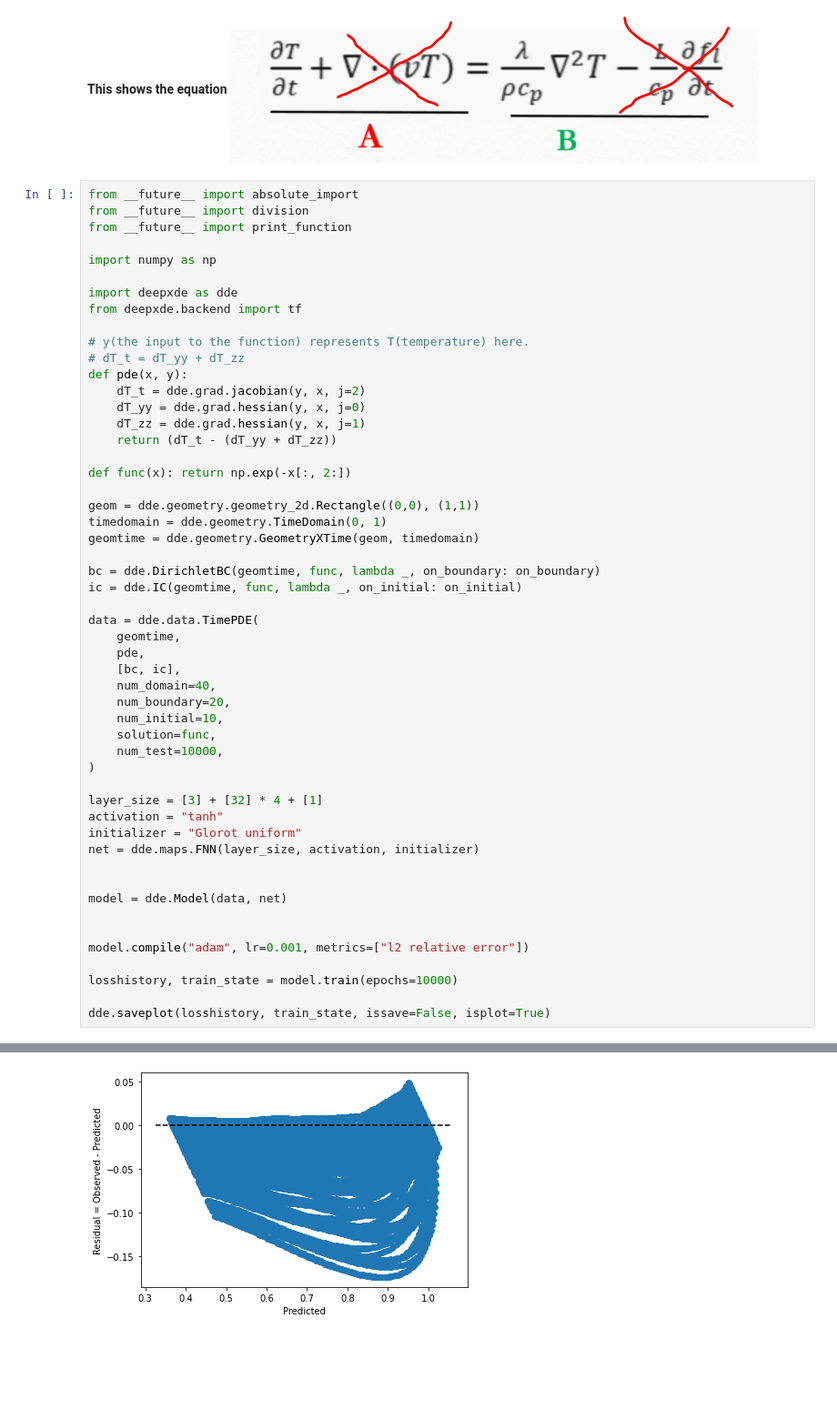
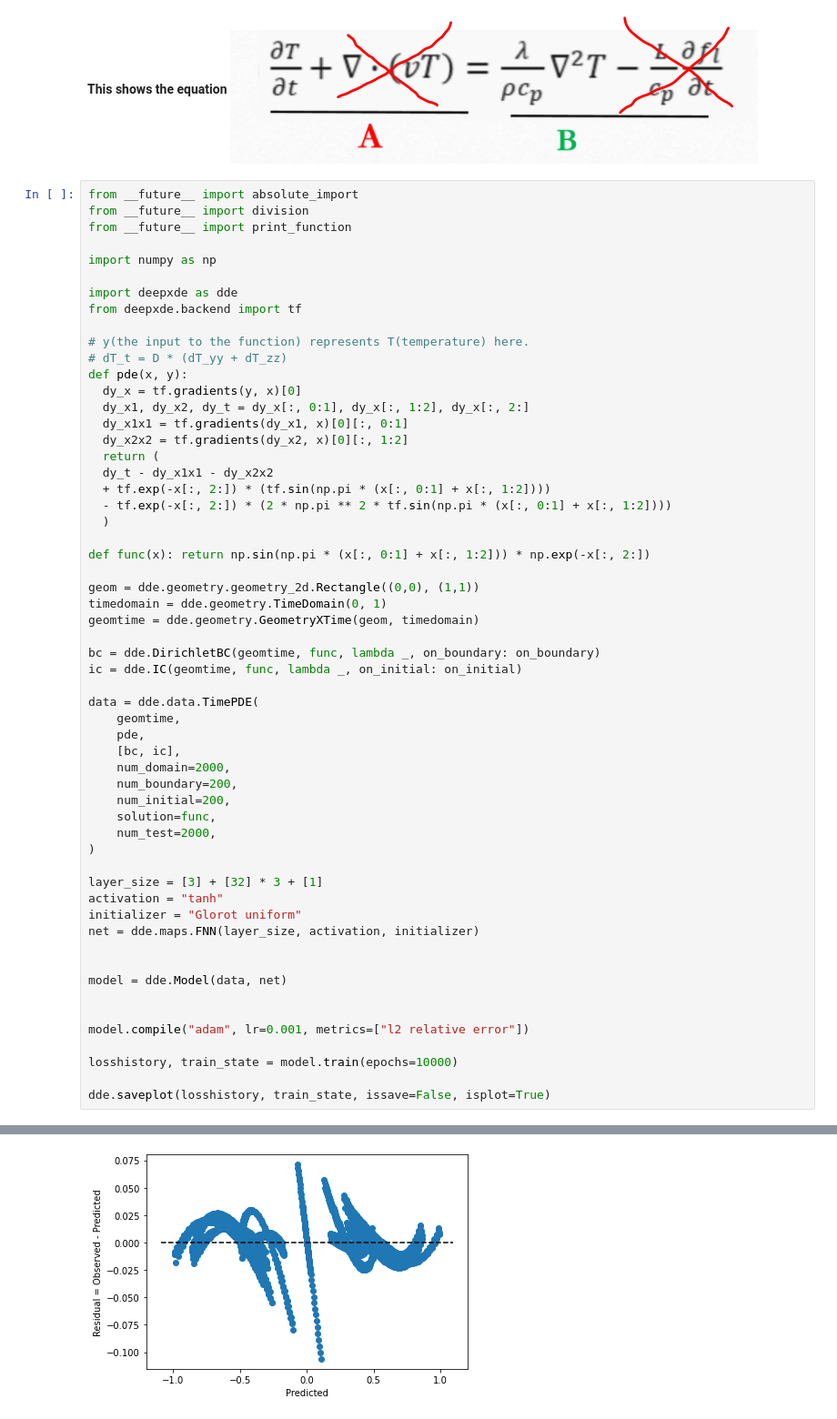
Before and after one commit to udemirezen/Physics-Informed-Deep-Learning, a Jupyter notebook: PINN/2D_heat_equation.ipynb, the cells around one changed output, grey strips where cells are left out. Shown at 91% size. Cells and saved outputs as stored; diff of their text form; blank space fills up the shorter version.

```diff
--- a/PINN/2D_heat_equation.ipynb
+++ b/PINN/2D_heat_equation.ipynb
@@ -42,14 +42,19 @@ import deepxde as dde
 from deepxde.backend import tf
 
 # y(the input to the function) represents T(temperature) here.
-# dT_t = dT_yy + dT_zz
+# dT_t = D * (dT_yy + dT_zz)
 def pde(x, y):
-    dT_t = dde.grad.jacobian(y, x, j=2)
-    dT_yy = dde.grad.hessian(y, x, j=0)
-    dT_zz = dde.grad.hessian(y, x, j=1)
-    return (dT_t - (dT_yy + dT_zz))
+  dy_x = tf.gradients(y, x)[0]
+  dy_x1, dy_x2, dy_t = dy_x[:, 0:1], dy_x[:, 1:2], dy_x[:, 2:]
+  dy_x1x1 = tf.gradients(dy_x1, x)[0][:, 0:1]
+  dy_x2x2 = tf.gradients(dy_x2, x)[0][:, 1:2]
+  return (
+  dy_t - dy_x1x1 - dy_x2x2
+  + tf.exp(-x[:, 2:]) * (tf.sin(np.pi * (x[:, 0:1] + x[:, 1:2])))
+  - tf.exp(-x[:, 2:]) * (2 * np.pi ** 2 * tf.sin(np.pi * (x[:, 0:1] + x[:, 1:2])))
+  )
 
-def func(x): return np.exp(-x[:, 2:])
+def func(x): return np.sin(np.pi * (x[:, 0:1] + x[:, 1:2])) * np.exp(-x[:, 2:])
 
 geom = dde.geometry.geometry_2d.Rectangle((0,0), (1,1))
 timedomain = dde.geometry.TimeDomain(0, 1)
@@ -62,14 +67,14 @@ data = dde.data.TimePDE(
     geomtime,
     pde,
     [bc, ic],
-    num_domain=40,
-    num_boundary=20,
-    num_initial=10,
+    num_domain=2000,
+    num_boundary=200,
+    num_initial=200,
     solution=func,
-    num_test=10000,
+    num_test=2000,
 )
 
-layer_size = [3] + [32] * 4 + [1]
+layer_size = [3] + [32] * 3 + [1]
 activation = "tanh"
 initializer = "Glorot uniform"
 net = dde.maps.FNN(layer_size, activation, initializer)
@@ -108 +120 @@ Training model...
-[figure, old version]
+[figure, new version]
```
Also changed, not shown: parts of 3 cells of this notebook.
